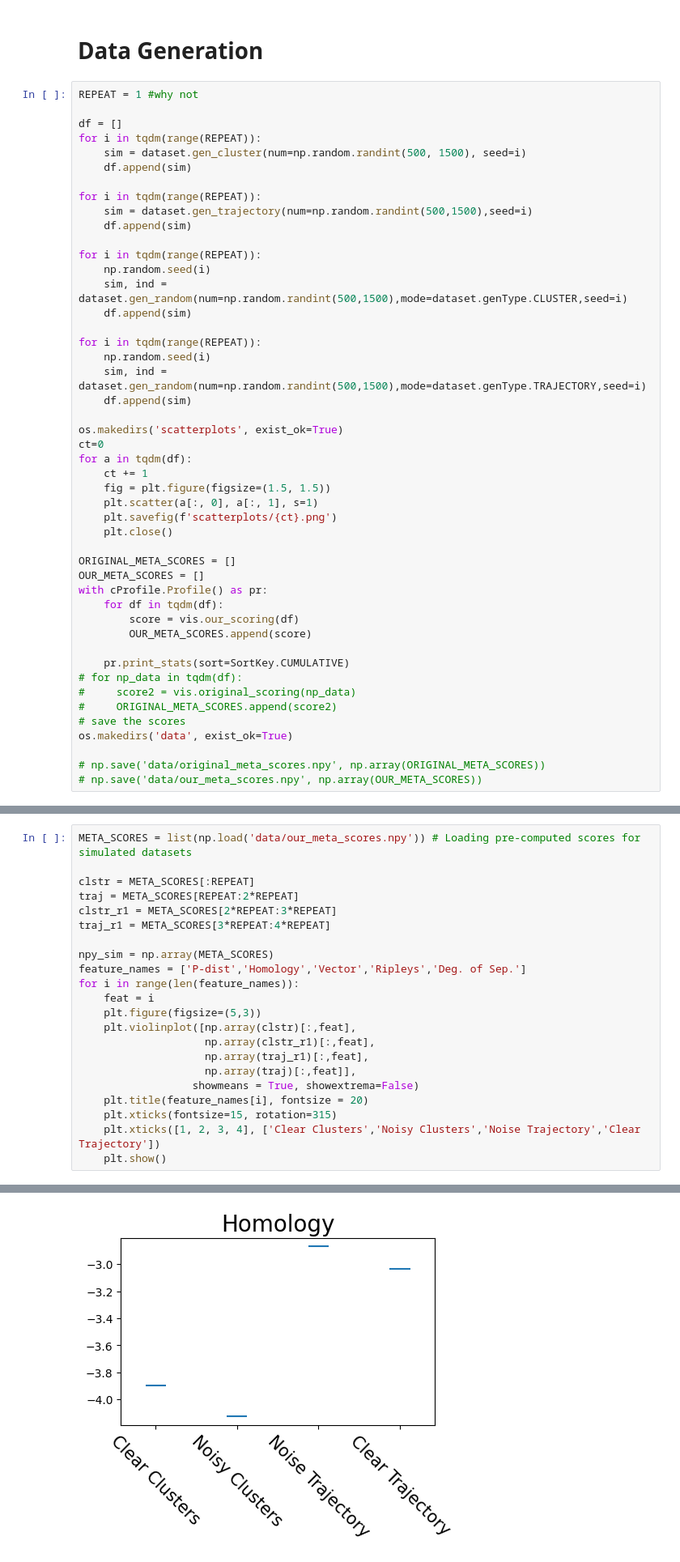
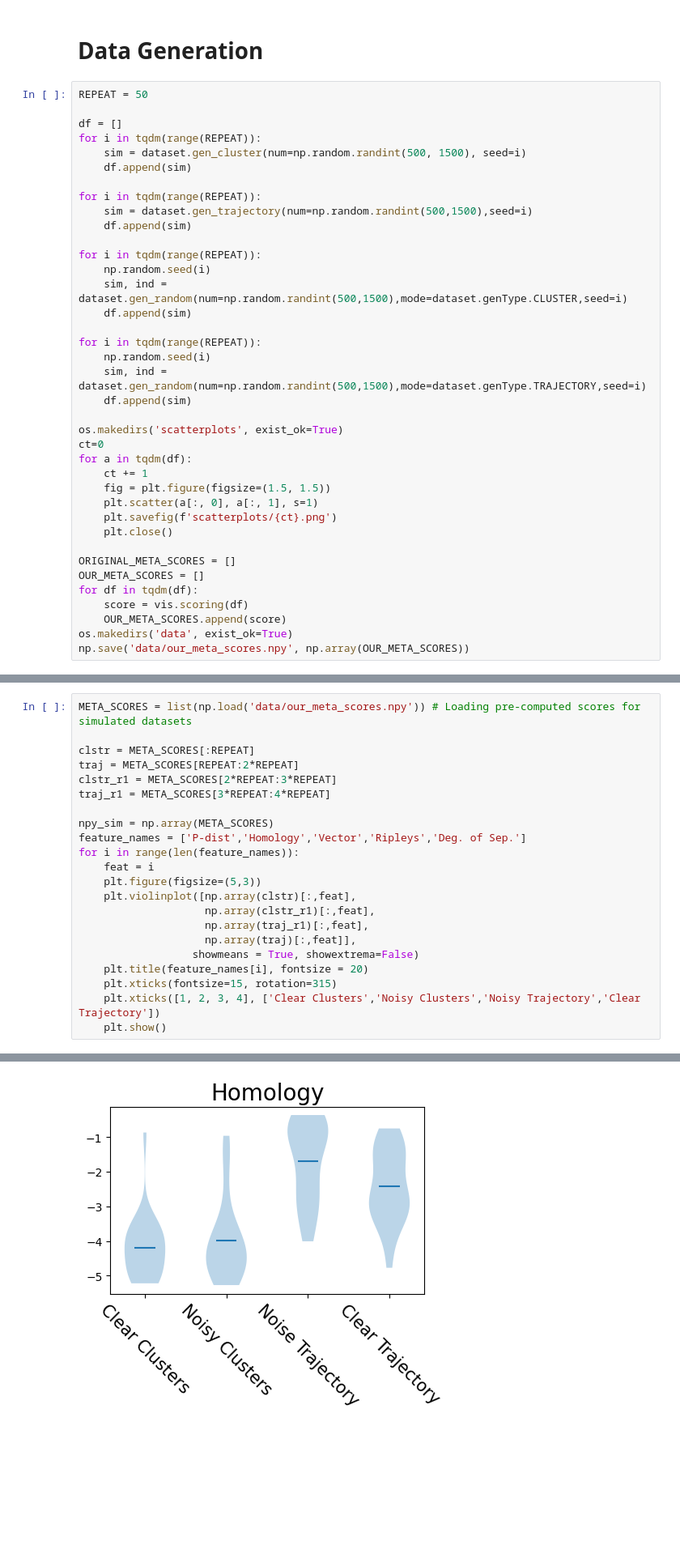
Before and after one commit to Kvan0005/BIO-INFO-2025, a Jupyter notebook: src/PART0_generate_figures.ipynb, the cells around one changed output, grey strips where cells are left out. Shown at 81% size. Saved outputs shown, nothing was run; the diff lists cells and outputs as text; blank space fills up the shorter version.

Commit message:
get more data

```diff
--- a/src/PART0_generate_figures.ipynb
+++ b/src/PART0_generate_figures.ipynb
@@ -34,7 +34,7 @@ The autoreload extension is already loaded. To reload it, use:
 # %% [markdown]
 # Data Generation
 # %%
-REPEAT = 1 #why not
+REPEAT = 50
 
 df = []
 for i in tqdm(range(REPEAT)):
@@ -66,17 +66,8 @@ for a in tqdm(df):
 
 ORIGINAL_META_SCORES = []
 OUR_META_SCORES = []
-with cProfile.Profile() as pr:
-    for df in tqdm(df):
-        score = vis.our_scoring(df)
-        OUR_META_SCORES.append(score)
-
-    pr.print_stats(sort=SortKey.CUMULATIVE)
-# for np_data in tqdm(df):
-#     score2 = vis.original_scoring(np_data)
-#     ORIGINAL_META_SCORES.append(score2)
-# save the scores
+for df in tqdm(df):
+    score = vis.scoring(df)
+    OUR_META_SCORES.append(score)
 os.makedirs('data', exist_ok=True)
-
-# np.save('data/original_meta_scores.npy', np.array(ORIGINAL_META_SCORES))
-# np.save('data/our_meta_scores.npy', np.array(OUR_META_SCORES))
+np.save('data/our_meta_scores.npy', np.array(OUR_META_SCORES))
@@ -118,6 +91,6 @@ for i in range(len(feature_names)):
                   showmeans = True, showextrema=False)
     plt.title(feature_names[i], fontsize = 20)
     plt.xticks(fontsize=15, rotation=315)
-    plt.xticks([1, 2, 3, 4], ['Clear Clusters','Noisy Clusters','Noise Trajectory','Clear Trajectory'])
+    plt.xticks([1, 2, 3, 4], ['Clear Clusters','Noisy Clusters','Noisy Trajectory','Clear Trajectory'])
     plt.show()
 # %% [output]
@@ -125 +98 @@ for i in range(len(feature_names)):
-[figure, old version]
+[figure, new version]
```
Also changed, not shown: parts of 9 cells of this notebook, 3 other files.
